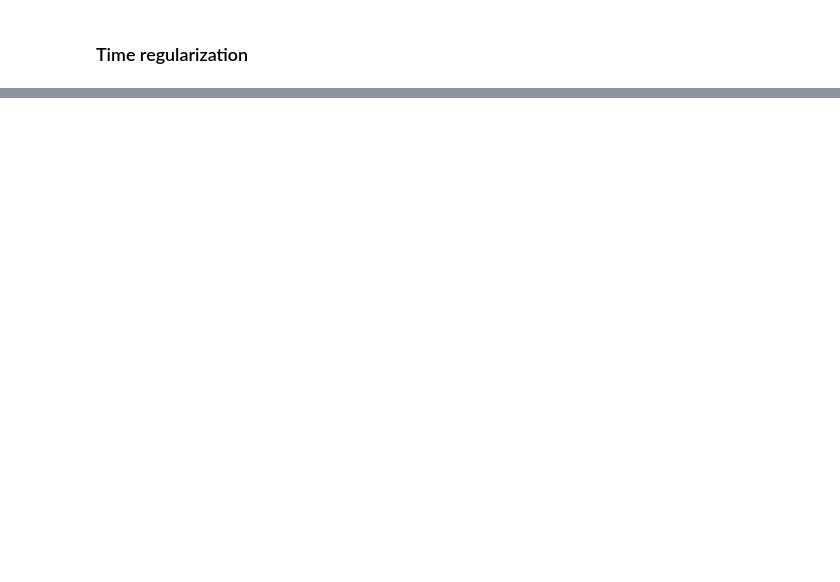
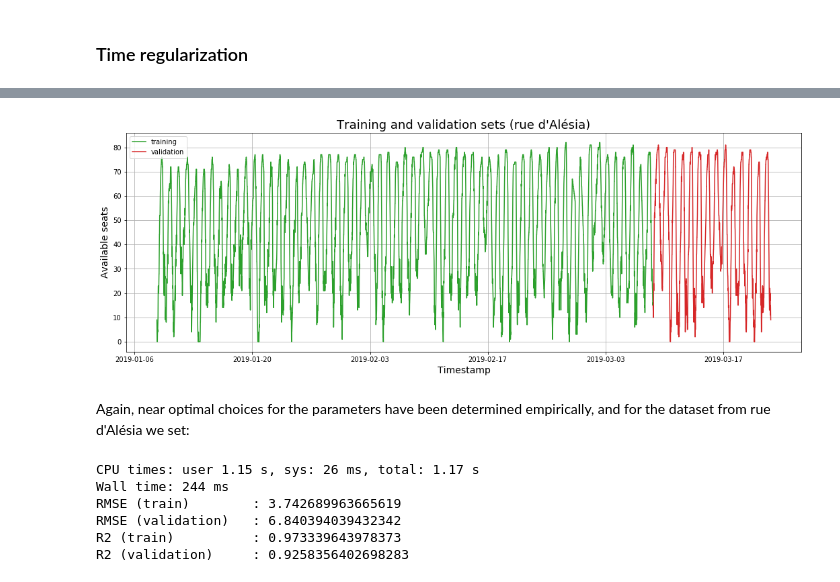
Before and after one commit to antoinechoffrut/la_permanence, a Jupyter notebook: la-permanence-random-forests-forecasting.ipynb, the cells around one changed output, grey strips where cells are left out. Drawn from its saved outputs; the diff is of its cells as text; code cells hidden in the pictures; blank space fills up the shorter version.

```diff
--- a/la-permanence-random-forests-forecasting.ipynb
+++ b/la-permanence-random-forests-forecasting.ipynb
@@ -601,0 +299,25 @@ The metrics RMSE $R^2$ measure the accuracy to which the random forests is able
+# %%
+df, y, nas = proc_df(raw_data.drop('Moulin', axis=1), 'Alésia')
+
+X_train, X_valid = split_vals(df, n_trn)
+y_train, y_valid = split_vals(y, n_trn)
+# %%
+fig, ax = plt.subplots(figsize=(18, 6));
+
+plt.plot(timestamps_train['timestamp'], y_train, COL_TRAIN);
+plt.plot(timestamps_valid['timestamp'], y_valid, COL_VALID);
+
+ax.set_title("Training and validation sets (rue d'Alésia)", fontsize=18)
+
+ax.set_ylabel("Available seats", fontsize=14);
+ax.set_yticks(range(0, 90, 10));
+
+ax.set_xlabel("Timestamp", fontsize=14);
+
+ax.legend(['training', 'validation'], loc='upper left');
+ax.grid();
+# plt.savefig("alesia-training-validation-split.png")
+# %% [output]
+[figure, added]
+# %% [markdown]
+Again, near optimal choices for the parameters have been determined empirically, and for the dataset from rue d'Alésia we set:
@@ -601,0 +326,17 @@ The metrics RMSE $R^2$ measure the accuracy to which the random forests is able
+# %%
+m = RandomForestRegressor(n_jobs=-1, n_estimators=nb_trees, max_features=max_features, min_samples_leaf=min_leaves)
+%time m.fit(X_train, y_train)
+COL_WIDTH = 20
+print("{0}: {1}".format("RMSE (train)".ljust(COL_WIDTH), rmse(m.predict(X_train), y_train)))
+print("{0}: {1}".format("RMSE (validation)".ljust(COL_WIDTH), rmse(m.predict(X_valid), y_valid)))
+print("{0}: {1}".format("R2 (train)".ljust(COL_WIDTH), m.score(X_train, y_train)))
+print("{0}: {1}".format("R2 (validation)".ljust(COL_WIDTH), m.score(X_valid, y_valid)))
+
+y_predict = m.predict(X_valid)
+# %% [output]
+CPU times: user 1.15 s, sys: 26 ms, total: 1.17 s
+Wall time: 244 ms
+RMSE (train)        : 3.742689963665619
+RMSE (validation)   : 6.840394039432342
+R2 (train)          : 0.973339643978373
+R2 (validation)     : 0.9258356402698283
```
Also changed, not shown: parts of 95 cells of this notebook, 2 other files.
